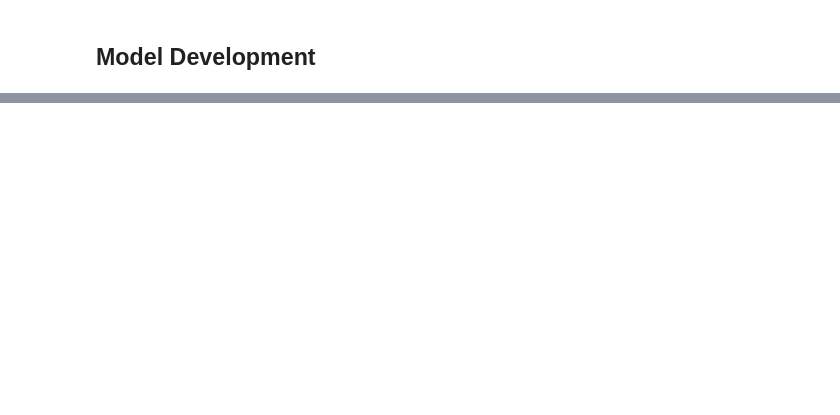
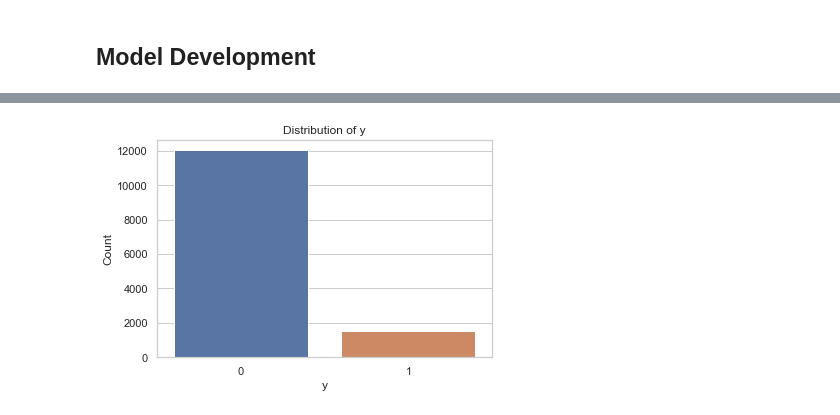
Before and after one commit to CalebMcCurdy/Bank-Term-Deposit-Predictions, a Jupyter notebook: Final Project.ipynb, the cells around one changed output, grey strips where cells are left out. Cells and saved outputs as stored; diff of their text form; code cells hidden in the pictures; blank space fills up the shorter version.

```diff
--- a/Final Project.ipynb
+++ b/Final Project.ipynb
@@ -1158,0 +1032,3 @@ plt.show()
+# %%
+## Convert 'no' to 0 and 'yes' to 1 in y_val
+y_val['y'] = y_val['y'].map({'no': 0, 'yes': 1})
@@ -1158,0 +1093,9 @@ plt.show()
+# %%
+# Display distribution of predictor variable
+sns.countplot(y_val['y'])
+plt.xlabel('y')
+plt.ylabel('Count')
+plt.title('Distribution of y')
+plt.show()
+# %% [output]
+[figure, added]
```
Also changed, not shown: parts of 91 cells of this notebook.
